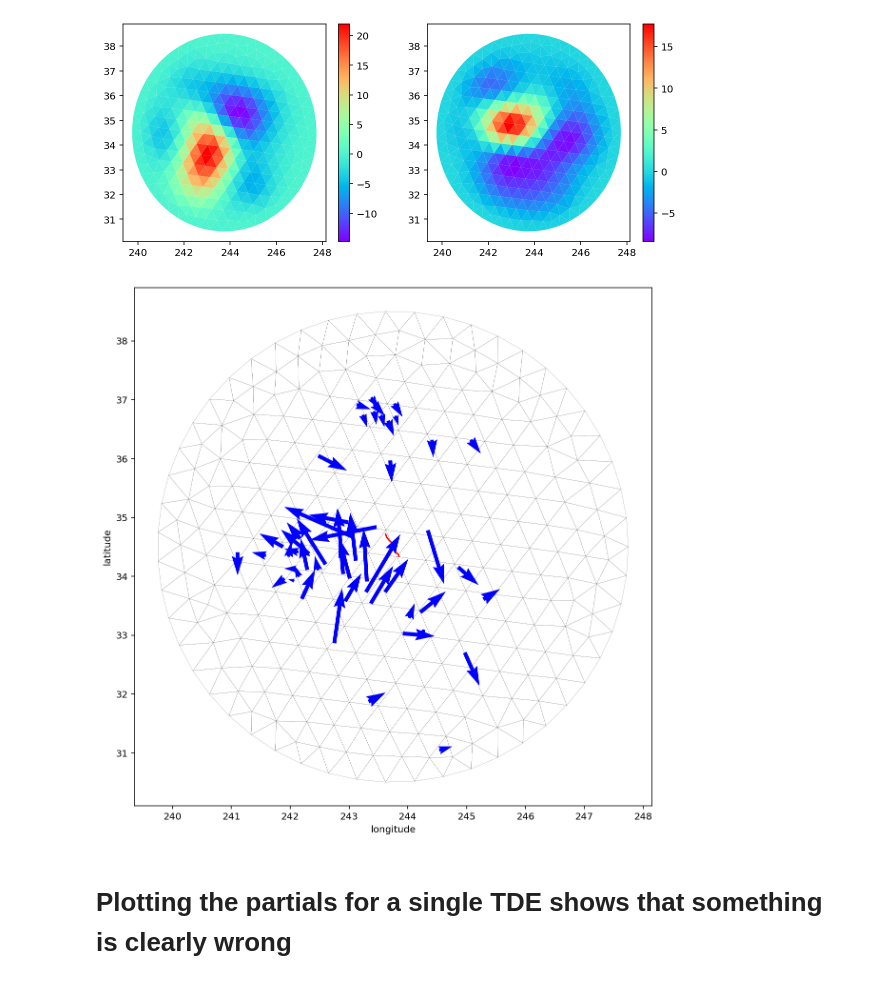
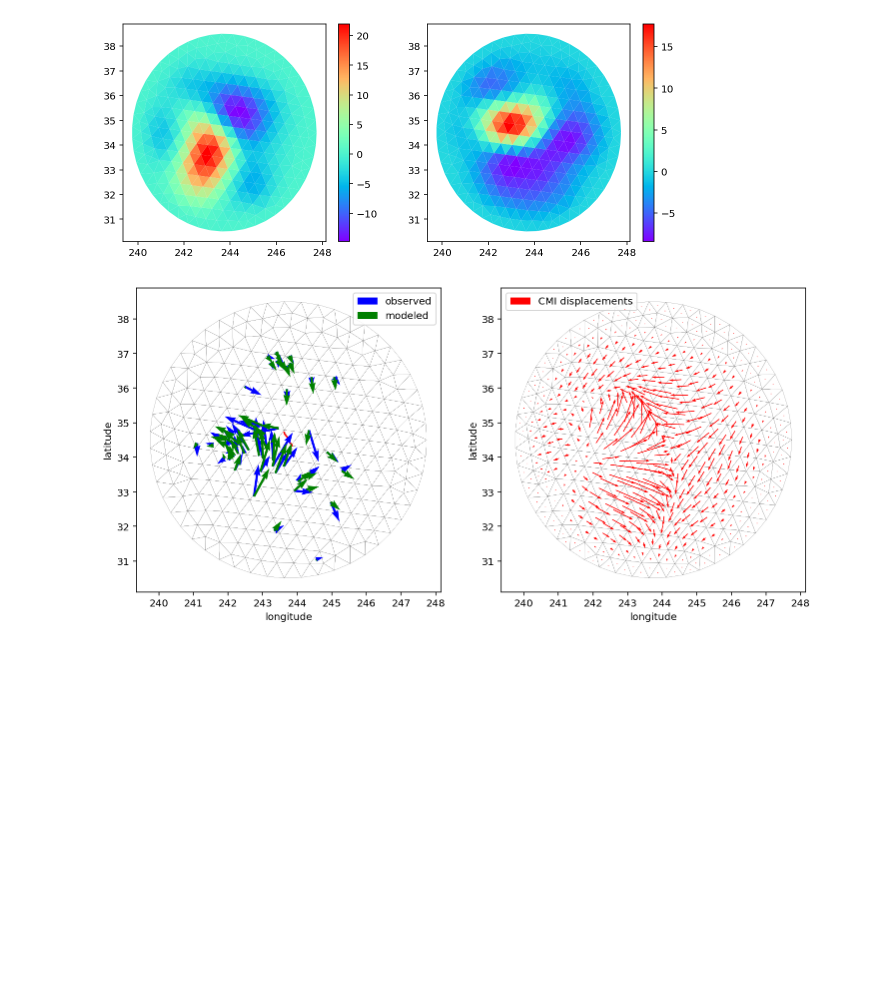
Before and after one commit to jploveless/relax_disloc, a Jupyter notebook: hector_mine.ipynb, the cells around one changed output. Cells and saved outputs as stored; diff of their text form; code cells hidden in the pictures; blank space fills up the shorter version.

Commit message:
Progress on decent summary figure

```diff
--- a/hector_mine.ipynb
+++ b/hector_mine.ipynb
@@ -612,7 +612,7 @@ est_slip_smooth = np.linalg.pinv(assembled_mat) @ data_vector_smooth
 
 predictions_smooth = assembled_mat @ est_slip_smooth
 predictions_east_smooth = predictions_smooth[np.arange(0, 100, 2)]
-predictions_north_smooth = predictions_smooth[np.arange(0, 100, 2)]
+predictions_north_smooth = predictions_smooth[np.arange(1, 100, 2)]
 
 plt.figure()
 plt.imshow(np.log10(np.abs(assembled_mat)))
@@ -648,42 +648,91 @@ plt.show()
 [figure]
 # %%
 # Plot model geometry
-plt.figure(figsize=(10, 10))
+plt.figure(figsize=(12, 6))
+plt.subplot(1, 2, 1)
 for i in range(0, n_tri):
     plt.fill(
         [
             mesh.points[mesh.get_cells_type("triangle")[:, 0], 0][i],
             mesh.points[mesh.get_cells_type("triangle")[:, 1], 0][i],
             mesh.points[mesh.get_cells_type("triangle")[:, 2], 0][i],
         ],
         [
             mesh.points[mesh.get_cells_type("triangle")[:, 0], 1][i],
             mesh.points[mesh.get_cells_type("triangle")[:, 1], 1][i],
             mesh.points[mesh.get_cells_type("triangle")[:, 2], 1][i],
         ],
         "-k",
         facecolor="w",
         edgecolor="k",
         linewidth=0.1,
     )
 
+# plt.quiver(
+#     meshes[0].centroids[:, 0],
+#     meshes[0].centroids[:, 1],
+#     est_slip_smooth[0::2],
+#     est_slip_smooth[1::2],
+#     color="r",
+#     zorder=20,
+# )
+
+plt.plot(df_fault.lon, df_fault.lat, "-r")
 plt.quiver(
     df_gps.lon,
     df_gps.lat,
+    df_gps.east,
+    df_gps.north,
+    color="blue",
+    zorder=10,
+    label="observed",
+)
+plt.quiver(
+    df_gps.lon,
+    df_gps.lat,
+    predictions_east_smooth,
+    predictions_north_smooth,
+    color="g",
+    zorder=10,
+    label="modeled",
+)
+plt.xlabel("longitude")
+plt.ylabel("latitude")
+plt.gca().set_aspect("equal")
+plt.legend()
+
+plt.subplot(1, 2, 2)
+for i in range(0, n_tri):
+    plt.fill(
+        [
+            mesh.points[mesh.get_cells_type("triangle")[:, 0], 0][i],
+            mesh.points[mesh.get_cells_type("triangle")[:, 1], 0][i],
+            mesh.points[mesh.get_cells_type("triangle")[:, 2], 0][i],
+        ],
+        [
+            mesh.points[mesh.get_cells_type("triangle")[:, 0], 1][i],
+            mesh.points[mesh.get_cells_type("triangle")[:, 1], 1][i],
+            mesh.points[mesh.get_cells_type("triangle")[:, 2], 1][i],
+        ],
+        "-k",
+        facecolor="w",
+        edgecolor="k",
+        linewidth=0.1,
+    )
+plt.quiver(
+    meshes[0].centroids[:, 0],
+    meshes[0].centroids[:, 1],
     est_slip_smooth[0::2],
     est_slip_smooth[1::2],
     color="r",
     zorder=20,
+    label="CMI displacements",
 )
 
-
-plt.plot(df_fault.lon, df_fault.lat, "-r")
-plt.quiver(df_gps.lon, df_gps.lat, df_gps.east, df_gps.north, color="blue", zorder=10)
 plt.xlabel("longitude")
 plt.ylabel("latitude")
 plt.gca().set_aspect("equal")
+plt.legend()
 plt.show()
 # %% [output]
-[figure, old version]
+[figure, new version]
-# %% [markdown]
-# Plotting the partials for a single TDE shows that something is clearly wrong
```
Also changed, not shown: parts of 3 cells of this notebook.
